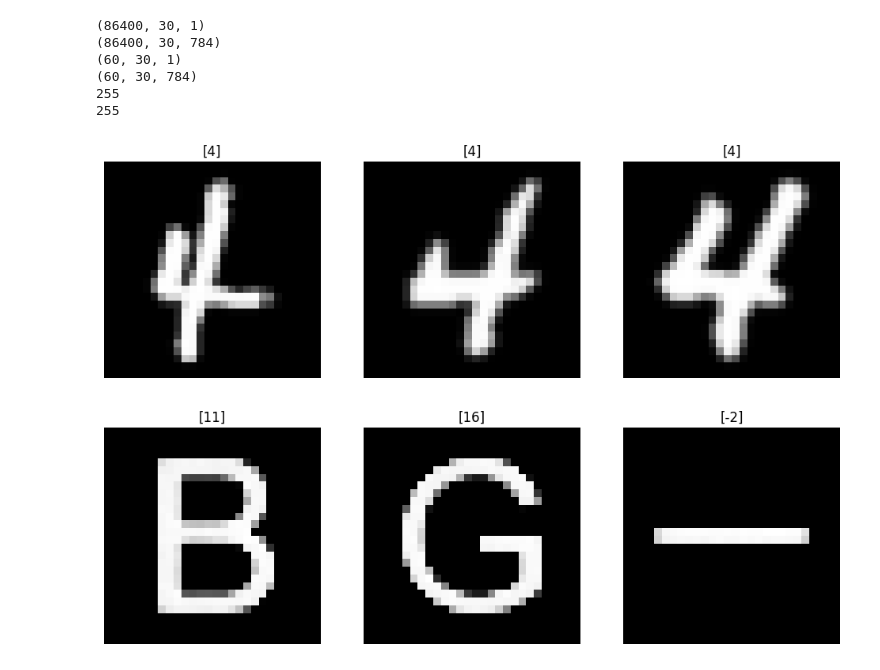
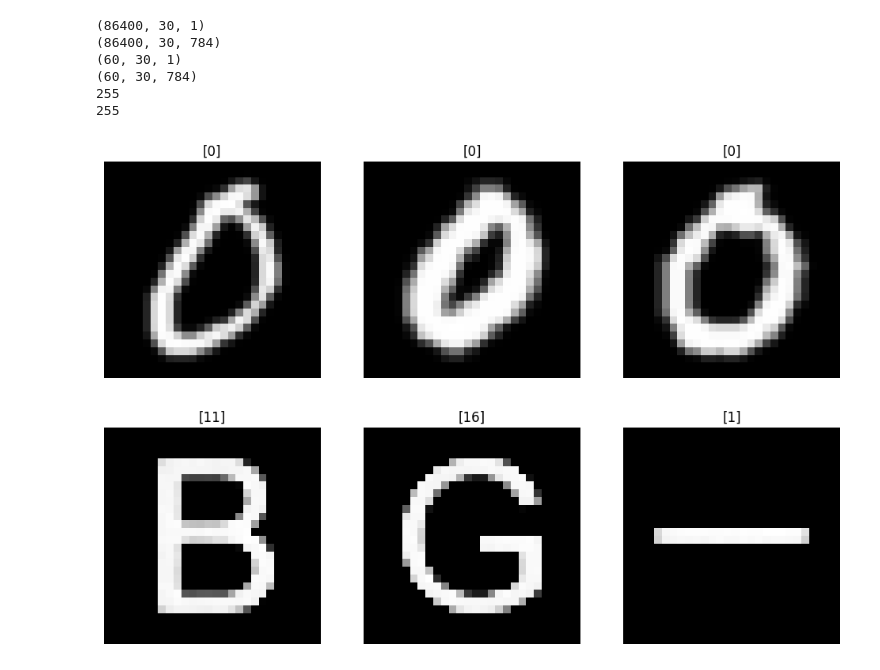
Before and after one commit to BartoszStarzyk/PR24Laaw10_SPIKE, a Jupyter notebook: test.ipynb, the cells around one changed output. Saved outputs shown, nothing was run; the diff lists cells and outputs as text; code cells hidden in the pictures.

```diff
--- a/test.ipynb
+++ b/test.ipynb
@@ -61,7 +61,7 @@ def read_validation_data(n_steps=30):
             "BG_0014": "BG_01002/4",
         }
 
-    a = list(range(36)) + [-1, -2]
+    a = list(range(36)) + [1, 1]
     b = list(map(str, range(10))) + list(ascii_uppercase) + ["/", "_"]
     convert_classes = dict(zip(b, a))
 
@@ -100,26 +100,26 @@ validation_images, validation_labels = read_validation_data(30)
 # %%
 
 print(train_labels.shape)
 print(train_images.shape)
 print(validation_labels.shape)
 print(validation_images.shape)
 print(np.max(validation_images))
 print(np.max(train_images))
 
 plt.figure(figsize=(12, 4))
 for i in range(3):
     plt.subplot(1, 3, i + 1)
-    plt.imshow(train_images[i + 10000, 0, :].reshape((28, 28)), cmap="gray")
+    plt.imshow(train_images[i, 0, :].reshape((28, 28)), cmap="gray")
     plt.axis("off")
-    plt.title(str(train_labels[i + 10000, 0, :]))
+    plt.title(str(train_labels[i, 0, :]))
 # %% [output]
 (86400, 30, 1)
 (86400, 30, 784)
 (60, 30, 1)
 (60, 30, 784)
 255
 255
-[figure, old version]
+[figure, new version]
 # %%
 plt.figure(figsize=(12, 4))
 for i in range(3):
```
Also changed, not shown: parts of 5 cells of this notebook, 1 other file.
